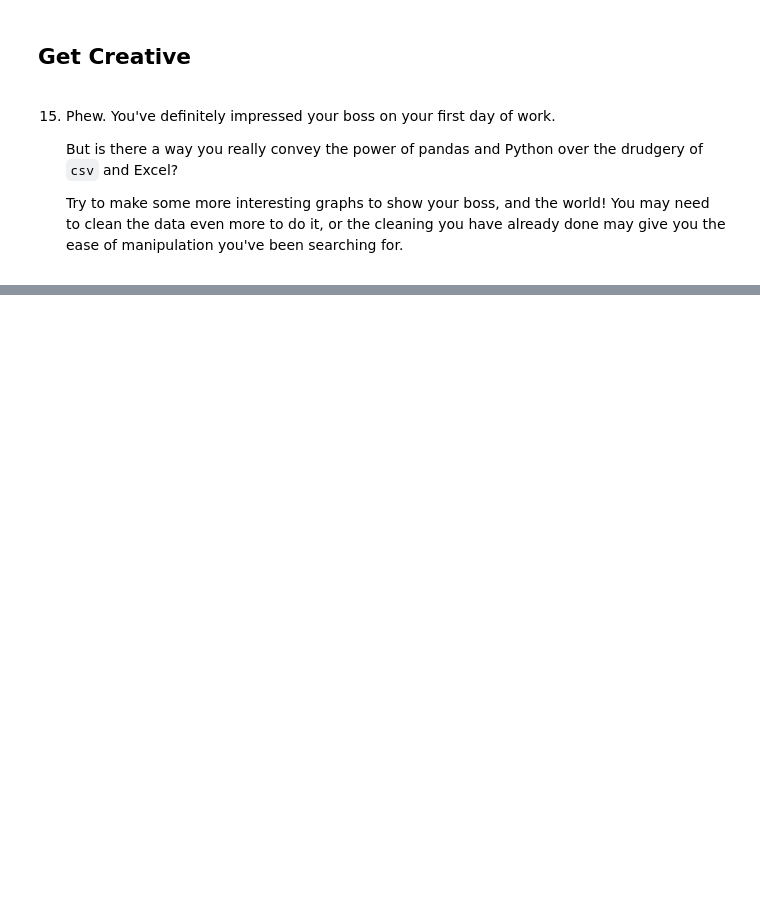
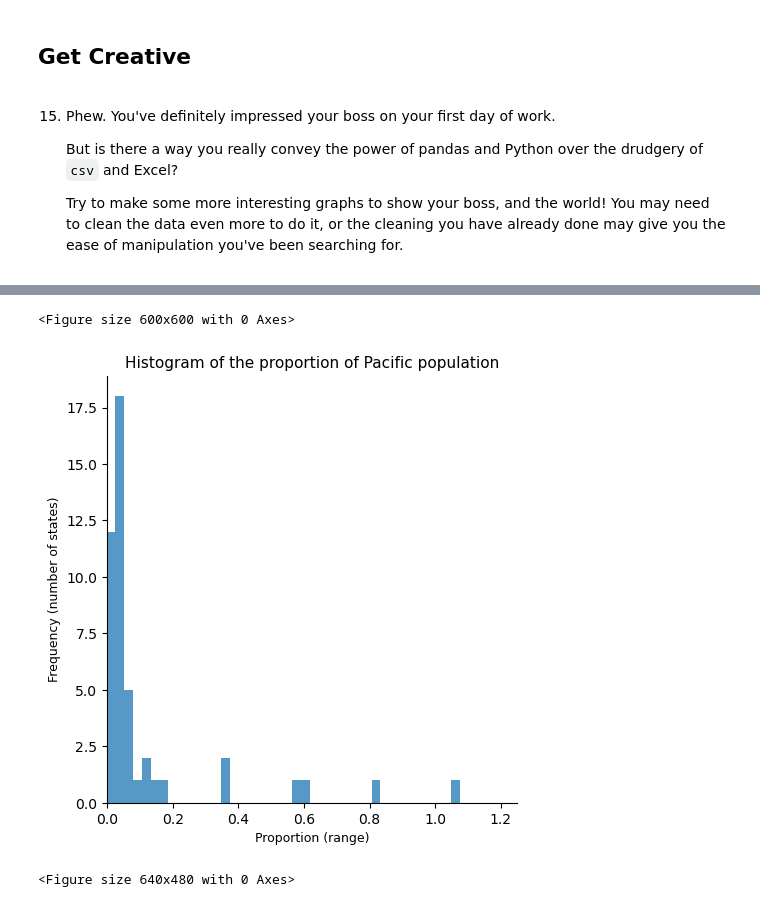
Before and after one commit to LiZoMark841619/US_Census, a Jupyter notebook: Cleaning US Census Data.ipynb, the cells around one changed output, grey strips where cells are left out. Drawn from its saved outputs; the diff is of its cells as text; code cells hidden in the pictures; blank space fills up the shorter version.

```diff
--- a/Cleaning US Census Data.ipynb
+++ b/Cleaning US Census Data.ipynb
@@ -192,0 +379,14 @@ for race in races:
+# %%
+sep_race = 'Pacific'
+plt.figure(figsize=[6,6])
+sns.displot(us_census[sep_race])
+plt.title(f'Histogram of the proportion of {sep_race} population', fontsize=11)
+plt.xlabel('Proportion (range)', fontsize=9)
+plt.ylabel('Frequency (number of states)', fontsize=9)
+plt.xlim(0, 1.25)
+plt.show()
+plt.clf()
+# %% [output]
+<Figure size 600x600 with 0 Axes>
+[figure, added]
+<Figure size 640x480 with 0 Axes>
```
Also changed, not shown: parts of 25 cells of this notebook.
